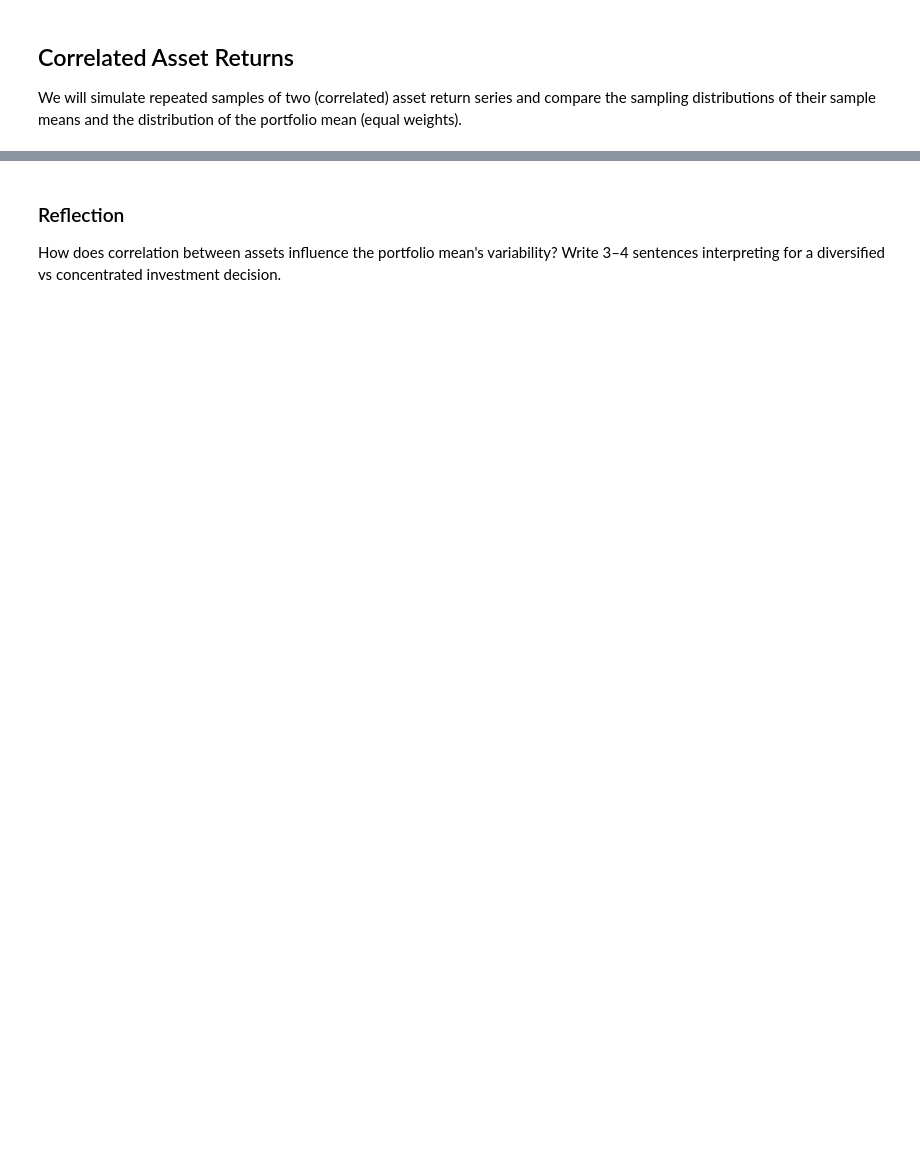
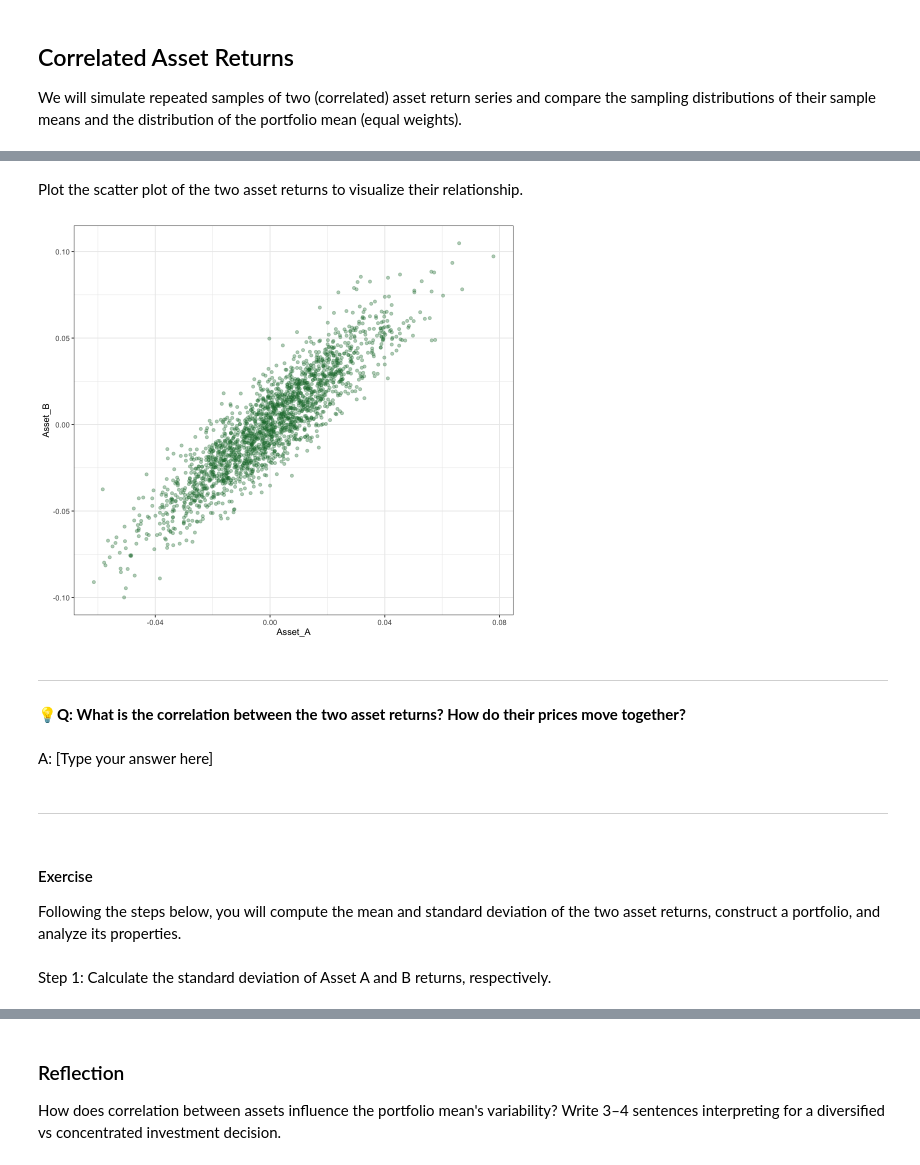
Before and after one commit to my1396/FIN5005-Fall2025, a Jupyter notebook: 01_Lab-1.ipynb, the cells around one changed output, grey strips where cells are left out. Drawn from its saved outputs; the diff is of its cells as text; code cells hidden in the pictures; blank space fills up the shorter version.

```diff
--- a/01_Lab-1.ipynb
+++ b/01_Lab-1.ipynb
@@ -278,6 +279,7 @@ Warning message:
 ## Correlated Asset Returns
 We will simulate repeated samples of two (correlated) asset return series and compare the sampling distributions of their sample means and the distribution of the portfolio mean (equal weights).
 # %%
-X_demo <- read_csv()
-assetA_demo <- X_demo[, 1]
-assetB_demo <- X_demo[, 2]
+# ---- Load Correlated Asset Returns Data ----
+X_demo <- read_csv("https://raw.githubusercontent.com/my1396/FIN5005-Fall2025/refs/heads/main/data/correlated_asset_returns.csv")
+colnames(X_demo) <- c("Asset_A", "Asset_B")  # Rename columns for clarity
+head(X_demo) %>% round(4)
@@ -298,0 +304,22 @@ Empirical correlation from demo sample: 0.904 (target rho = 0.90)
+# %% [markdown]
+Plot the scatter plot of the two asset returns to visualize their relationship.
+# %%
+options(repr.plot.width = 8, repr.plot.height = 7)
+ggplot(X_demo, aes(Asset_A, Asset_B)) +
+  geom_point(alpha = 0.35, color = '#1b7837')
+# %% [output]
+[figure, added]
+# %% [markdown]
+--------------------------------------------------------------------------------
+
+💡**Q: What is the correlation between the two asset returns? How do their prices move together?**
+# %% [markdown]
+A: [Type your answer here]
+# %% [markdown]
+--------------------------------------------------------------------------------
+# %% [markdown]
+#### <span class="env-green"><i class="codicon codicon-rocket" style="font-size:2em; "></i> Exercise</span>
+
+Following the steps below, you will compute the mean and standard deviation of the two asset returns, construct a portfolio, and analyze its properties.
+# %% [markdown]
+Step 1: Calculate the standard deviation of Asset A and B returns, respectively.
```
Also changed, not shown: parts of 11 cells of this notebook, 5 other files.
